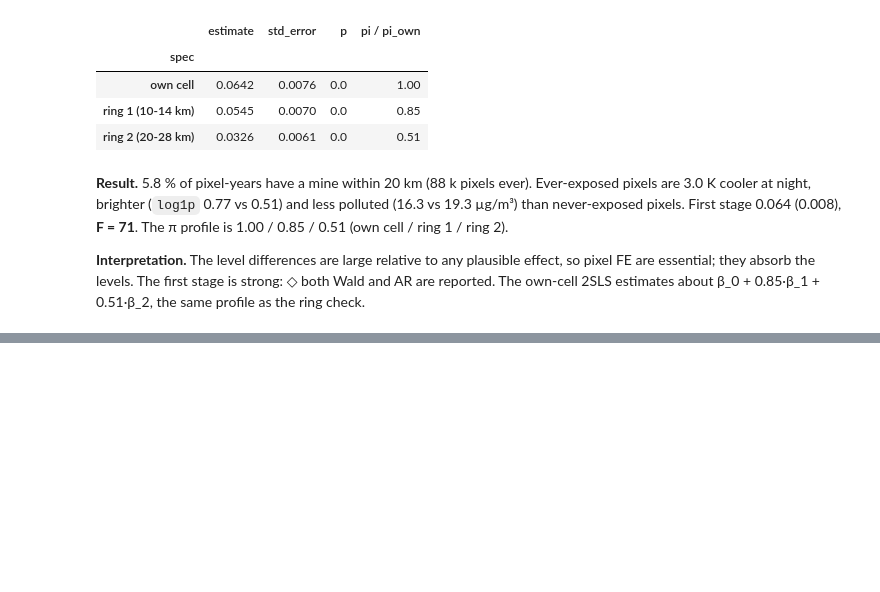
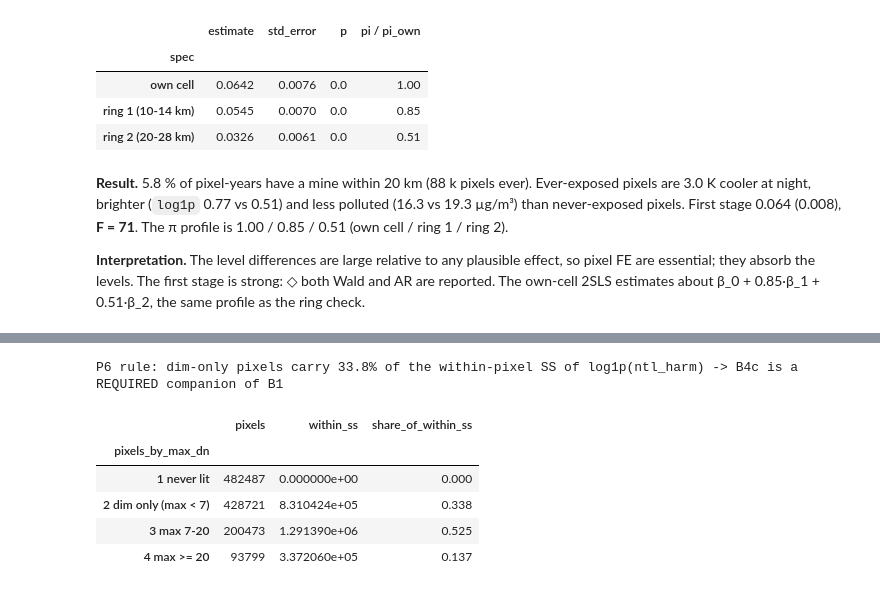
Before and after one commit to felixschulz385/growth-and-temperature, a Jupyter notebook: output/notebooks/01_pre_analysis.ipynb, the cells around one changed output, grey strips where cells are left out. Drawn from its saved outputs; the diff is of its cells as text; code cells hidden in the pictures; blank space fills up the shorter version.

```diff
--- a/output/notebooks/01_pre_analysis.ipynb
+++ b/output/notebooks/01_pre_analysis.ipynb
@@ -264,0 +315,22 @@ not a finding about the physics.
+# %%
+p6b = sql(f"""
+    WITH d AS (SELECT pixel_id, log_ntl - avg(log_ntl) OVER (PARTITION BY pixel_id) AS xd,
+                      max(ntl_harm) OVER (PARTITION BY pixel_id) AS mx
+               FROM {P} WHERE {BASE})
+    SELECT CASE WHEN mx = 0 THEN '1 never lit' WHEN mx < 7 THEN '2 dim only (max < 7)'
+                WHEN mx < 20 THEN '3 max 7-20' ELSE '4 max >= 20' END AS pixels_by_max_dn,
+           count(DISTINCT pixel_id) AS pixels, sum(xd * xd) AS within_ss
+    FROM d GROUP BY ALL ORDER BY 1""").set_index("pixels_by_max_dn")
+p6b["share_of_within_ss"] = (p6b.within_ss / p6b.within_ss.sum()).round(3)
+dim_share = p6b.loc["2 dim only (max < 7)", "share_of_within_ss"]
+print(f"P6 rule: dim-only pixels carry {dim_share:.1%} of the within-pixel SS of log1p(ntl_harm) -> "
+      f"{'B4c is a REQUIRED companion of B1' if dim_share >= 0.25 else 'B4c stays a robustness check'}")
+p6b
+# %% [output]
+P6 rule: dim-only pixels carry 33.8% of the within-pixel SS of log1p(ntl_harm) -> B4c is a REQUIRED companion of B1
+|  | pixels | within_ss | share_of_within_ss |
+| pixels_by_max_dn |  |  |  |
+| 1 never lit | 482487 | 0.000000e+00 | 0.000 |
+| 2 dim only (max < 7) | 428721 | 8.310424e+05 | 0.338 |
+| 3 max 7-20 | 200473 | 1.291390e+06 | 0.525 |
+| 4 max >= 20 | 93799 | 3.372060e+05 | 0.137 |
```
Also changed, not shown: parts of 16 cells of this notebook, 1 other file.
